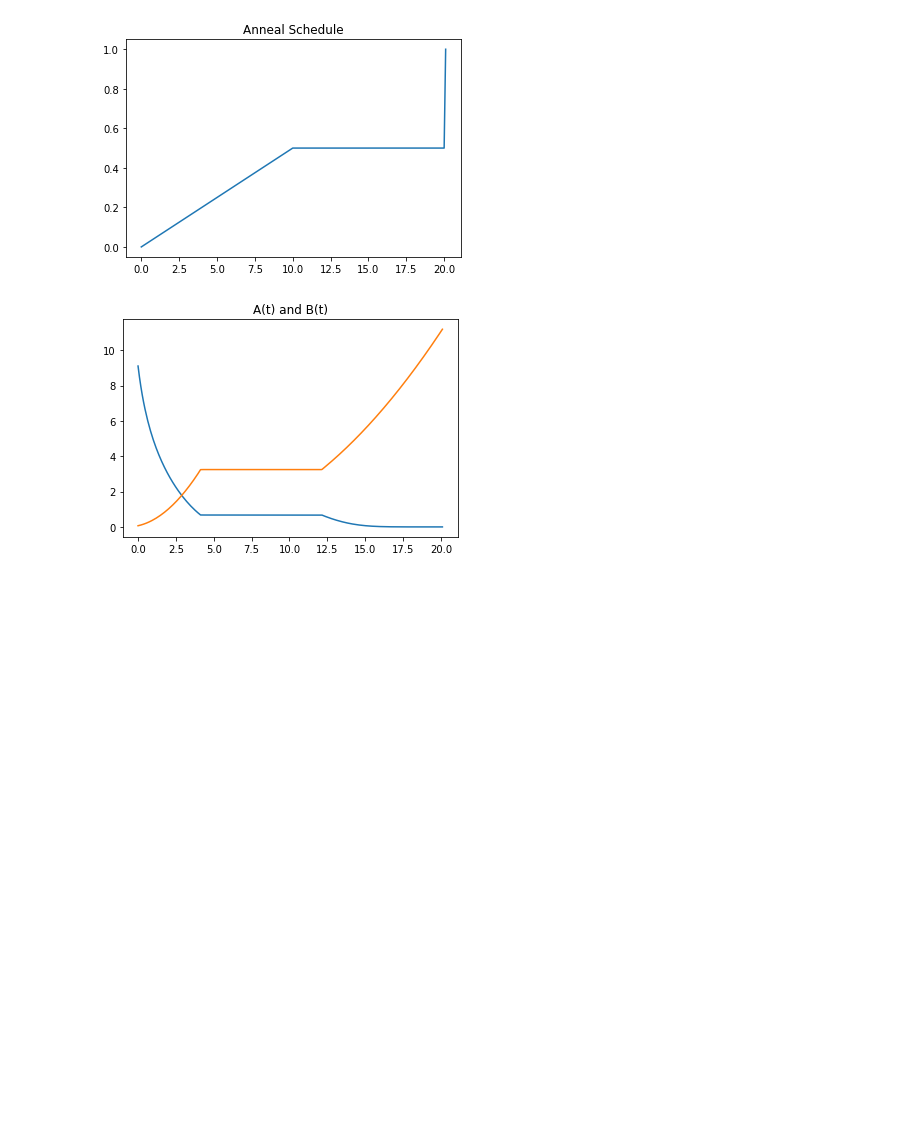
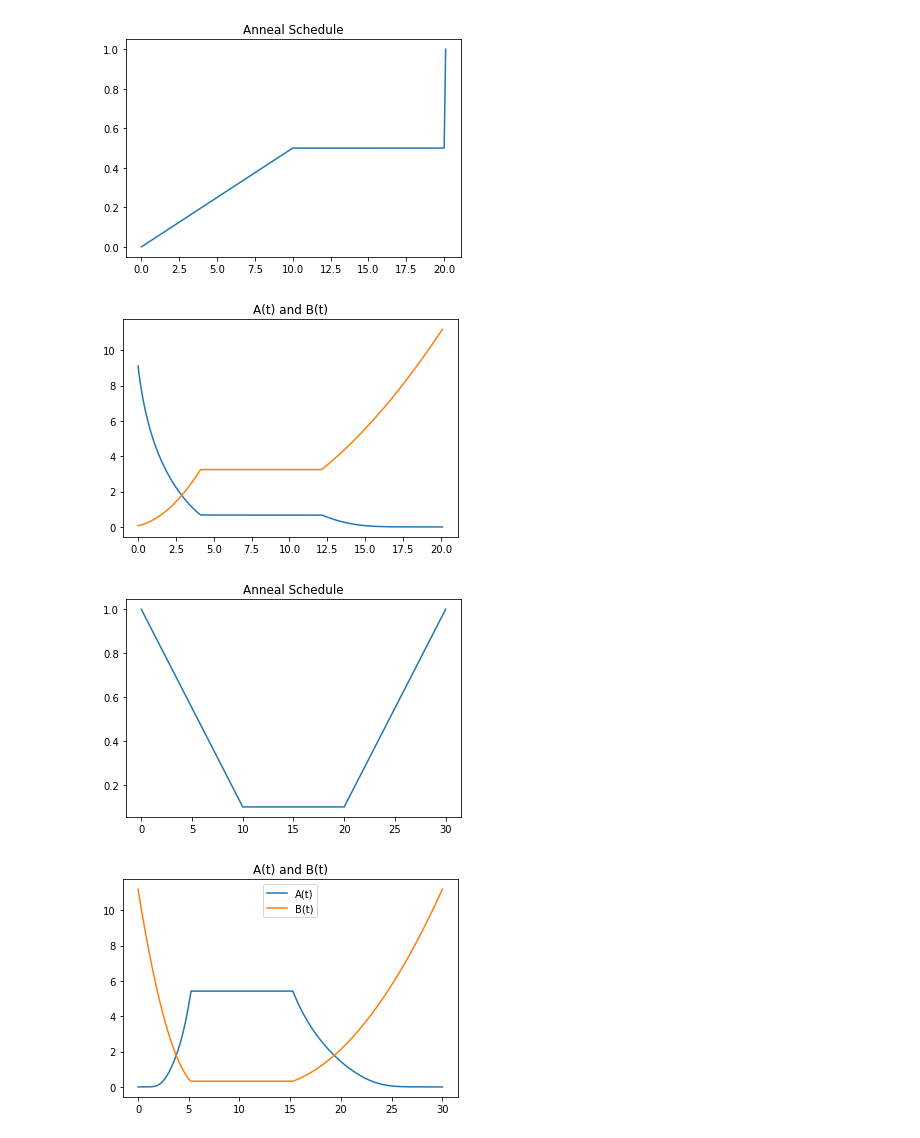
Before and after one commit to naezzell/dwaveutils, a Jupyter notebook: examples/testing_QuTip.ipynb, the cells around one changed output. Saved outputs shown, nothing was run; the diff lists cells and outputs as text; code cells hidden in the pictures; blank space fills up the shorter version.

```diff
--- a/examples/testing_QuTip.ipynb
+++ b/examples/testing_QuTip.ipynb
@@ -69,0 +184,20 @@ plt.show()
+# %%
+schedule = make_numeric_schedule(.1, **{'direction': 'reverse', 'ta': 10, 'tp': 10, 'sa': 0.1, 'tq':10})
+times = schedule[0]
+svals = schedule[1]
+processor_data = loadAandB()
+sch_ABfuncs = time_interpolation(schedule, processor_data)
+Hs = get_numeric_H(problem)
+A = sch_ABfuncs['A(t)']
+B = sch_ABfuncs['B(t)']
+plt.plot(times, svals)
+plt.title("Anneal Schedule")
+plt.show()
+plt.plot(times, A(times), label="A(t)")
+plt.plot(times, B(times), label="B(t)")
+plt.title("A(t) and B(t)")
+plt.legend()
+plt.show()
+# %% [output]
+[figure, added]
+[figure, added]
```
Also changed, not shown: parts of 6 cells of this notebook, 4 other files.
